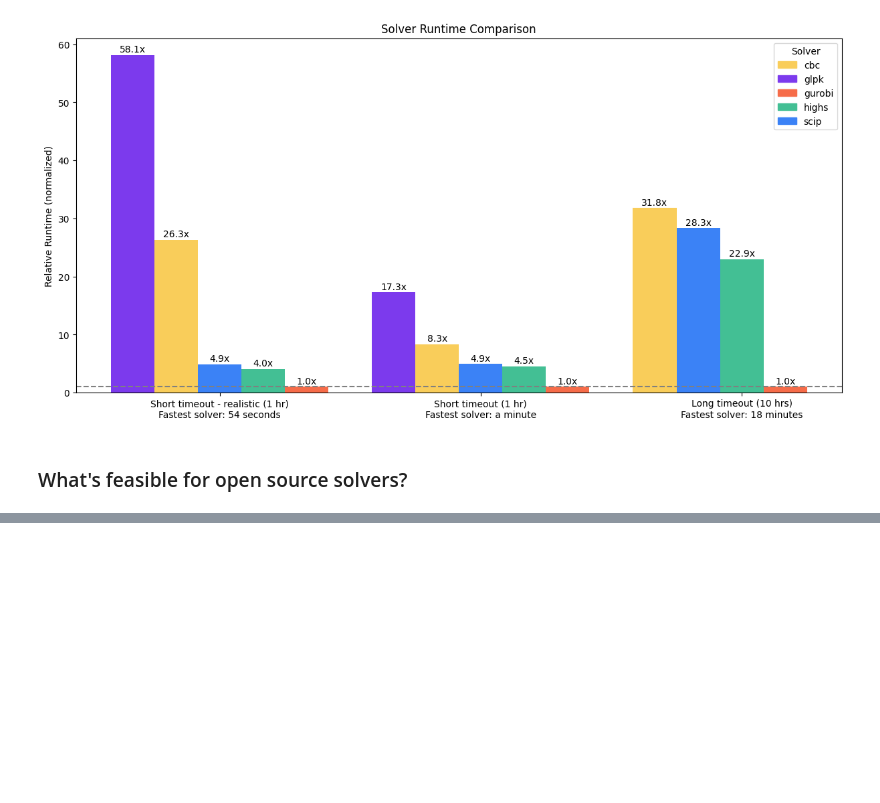
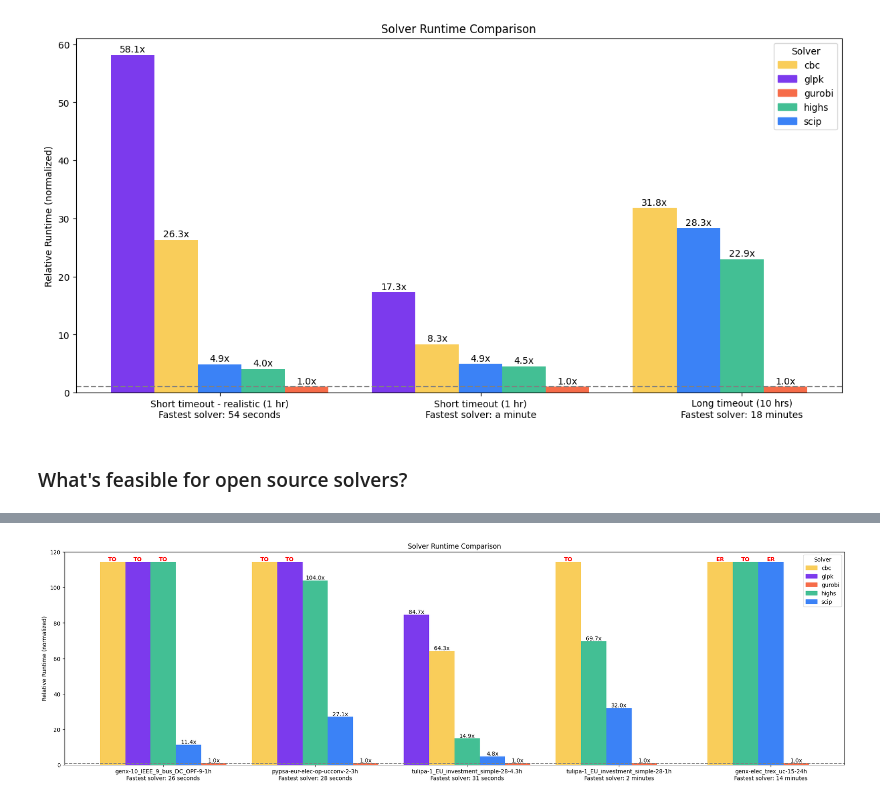
Before and after one commit to open-energy-transition/solver-benchmark, a Jupyter notebook: pocs/key-insights.ipynb, the cells around one changed output, grey strips where cells are left out. Cells and saved outputs as stored; diff of their text form; code cells hidden in the pictures; blank space fills up the shorter version.

```diff
--- a/pocs/key-insights.ipynb
+++ b/pocs/key-insights.ipynb
@@ -268,3 +325,7 @@ os_feasible_results.query('`Problem Class` == "MILP"').sort_values(
+# %%
+plot_runtime_slowdowns_of(results, set(largest_milp_results["bench-size"]))
+# %% [output]
+[figure, added]
 # %%
 # The largest LP problems solveable by open solvers for each model framework
 longest_bench_per_model = (
```
Also changed, not shown: parts of 12 cells of this notebook.
